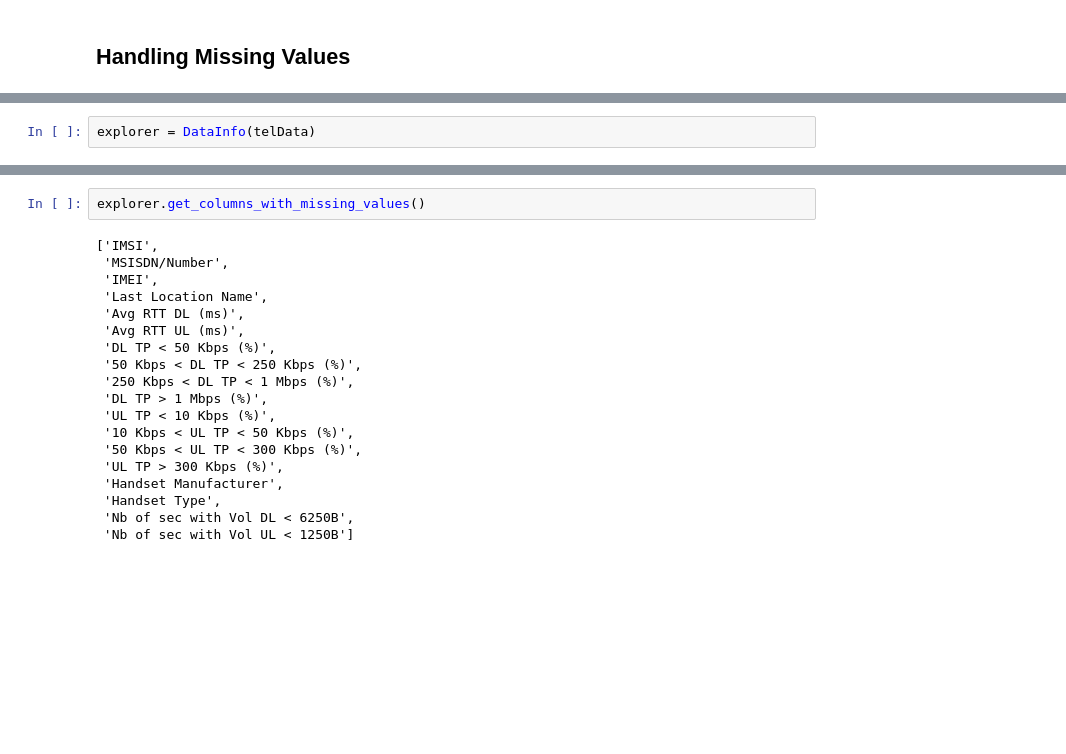
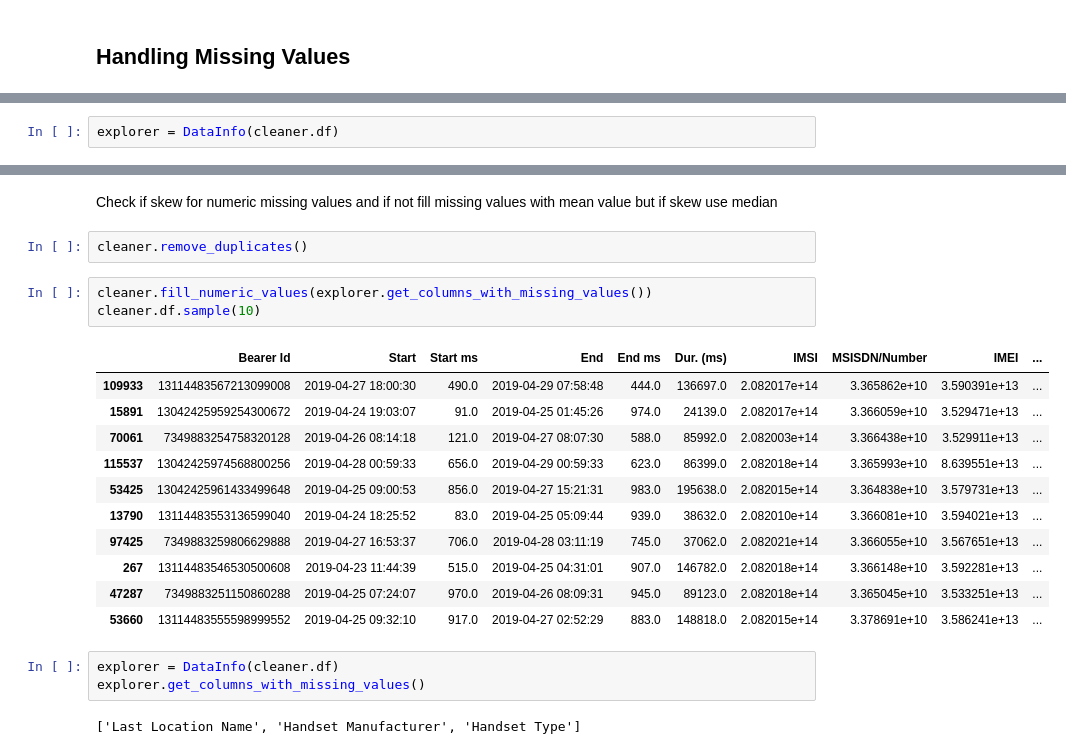
Before and after one commit to DePacifier/TeleCo-Analysis, a Jupyter notebook: notebooks/user_overview_analysis.ipynb, the cells around one changed output, grey strips where cells are left out. Cells and saved outputs as stored; diff of their text form; blank space fills up the shorter version.

```diff
--- a/notebooks/user_overview_analysis.ipynb
+++ b/notebooks/user_overview_analysis.ipynb
@@ -209,3 +240,3 @@ telData.drop([telData.index[-1]], inplace=True)
 # %%
-explorer = DataInfo(telData)
+explorer = DataInfo(cleaner.df)
 # %%
@@ -235,21 +282,24 @@ dtype: int64
+# %% [markdown]
+Check if skew for numeric missing values and if not fill missing values with mean value but if skew use median
+# %%
+cleaner.remove_duplicates()
+# %%
+cleaner.fill_numeric_values(explorer.get_columns_with_missing_values())
+cleaner.df.sample(10)
+# %% [output]
+|  | Bearer Id | Start | Start ms | End | End ms | Dur. (ms) | IMSI | MSISDN/Number | IMEI | ... |
+| 109933 | 13114483567213099008 | 2019-04-27 18:00:30 | 490.0 | 2019-04-29 07:58:48 | 444.0 | 136697.0 | 2.082017e+14 | 3.365862e+10 | 3.590391e+13 | ... |
+| 15891 | 13042425959254300672 | 2019-04-24 19:03:07 | 91.0 | 2019-04-25 01:45:26 | 974.0 | 24139.0 | 2.082017e+14 | 3.366059e+10 | 3.529471e+13 | ... |
+| 70061 | 7349883254758320128 | 2019-04-26 08:14:18 | 121.0 | 2019-04-27 08:07:30 | 588.0 | 85992.0 | 2.082003e+14 | 3.366438e+10 | 3.529911e+13 | ... |
+| 115537 | 13042425974568800256 | 2019-04-28 00:59:33 | 656.0 | 2019-04-29 00:59:33 | 623.0 | 86399.0 | 2.082018e+14 | 3.365993e+10 | 8.639551e+13 | ... |
+| 53425 | 13042425961433499648 | 2019-04-25 09:00:53 | 856.0 | 2019-04-27 15:21:31 | 983.0 | 195638.0 | 2.082015e+14 | 3.364838e+10 | 3.579731e+13 | ... |
+| 13790 | 13114483553136599040 | 2019-04-24 18:25:52 | 83.0 | 2019-04-25 05:09:44 | 939.0 | 38632.0 | 2.082010e+14 | 3.366081e+10 | 3.594021e+13 | ... |
+| 97425 | 7349883259806629888 | 2019-04-27 16:53:37 | 706.0 | 2019-04-28 03:11:19 | 745.0 | 37062.0 | 2.082021e+14 | 3.366055e+10 | 3.567651e+13 | ... |
+| 267 | 13114483546530500608 | 2019-04-23 11:44:39 | 515.0 | 2019-04-25 04:31:01 | 907.0 | 146782.0 | 2.082018e+14 | 3.366148e+10 | 3.592281e+13 | ... |
+| 47287 | 7349883251150860288 | 2019-04-25 07:24:07 | 970.0 | 2019-04-26 08:09:31 | 945.0 | 89123.0 | 2.082018e+14 | 3.365045e+10 | 3.533251e+13 | ... |
+| 53660 | 13114483555598999552 | 2019-04-25 09:32:10 | 917.0 | 2019-04-27 02:52:29 | 883.0 | 148818.0 | 2.082015e+14 | 3.378691e+10 | 3.586241e+13 | ... |
 # %%
+explorer = DataInfo(cleaner.df)
 explorer.get_columns_with_missing_values()
 # %% [output]
-['IMSI',
- 'MSISDN/Number',
- 'IMEI',
- 'Last Location Name',
- 'Avg RTT DL (ms)',
- 'Avg RTT UL (ms)',
- 'DL TP < 50 Kbps (%)',
- '50 Kbps < DL TP < 250 Kbps (%)',
- '250 Kbps < DL TP < 1 Mbps (%)',
- 'DL TP > 1 Mbps (%)',
- 'UL TP < 10 Kbps (%)',
- '10 Kbps < UL TP < 50 Kbps (%)',
- '50 Kbps < UL TP < 300 Kbps (%)',
- 'UL TP > 300 Kbps (%)',
- 'Handset Manufacturer',
- 'Handset Type',
- 'Nb of sec with Vol DL < 6250B',
- 'Nb of sec with Vol UL < 1250B']
+['Last Location Name', 'Handset Manufacturer', 'Handset Type']
```
Also changed, not shown: parts of 27 cells of this notebook, 3 other files.
